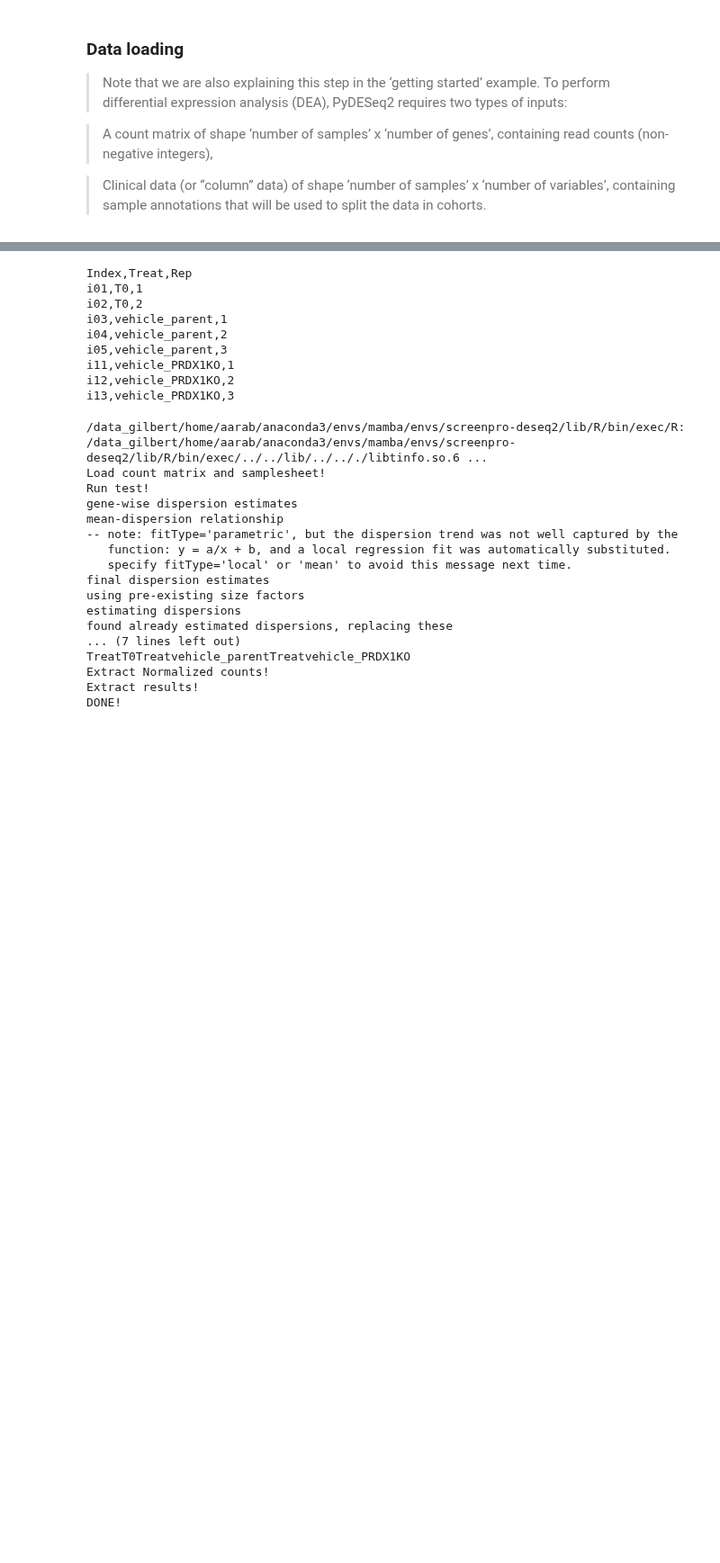
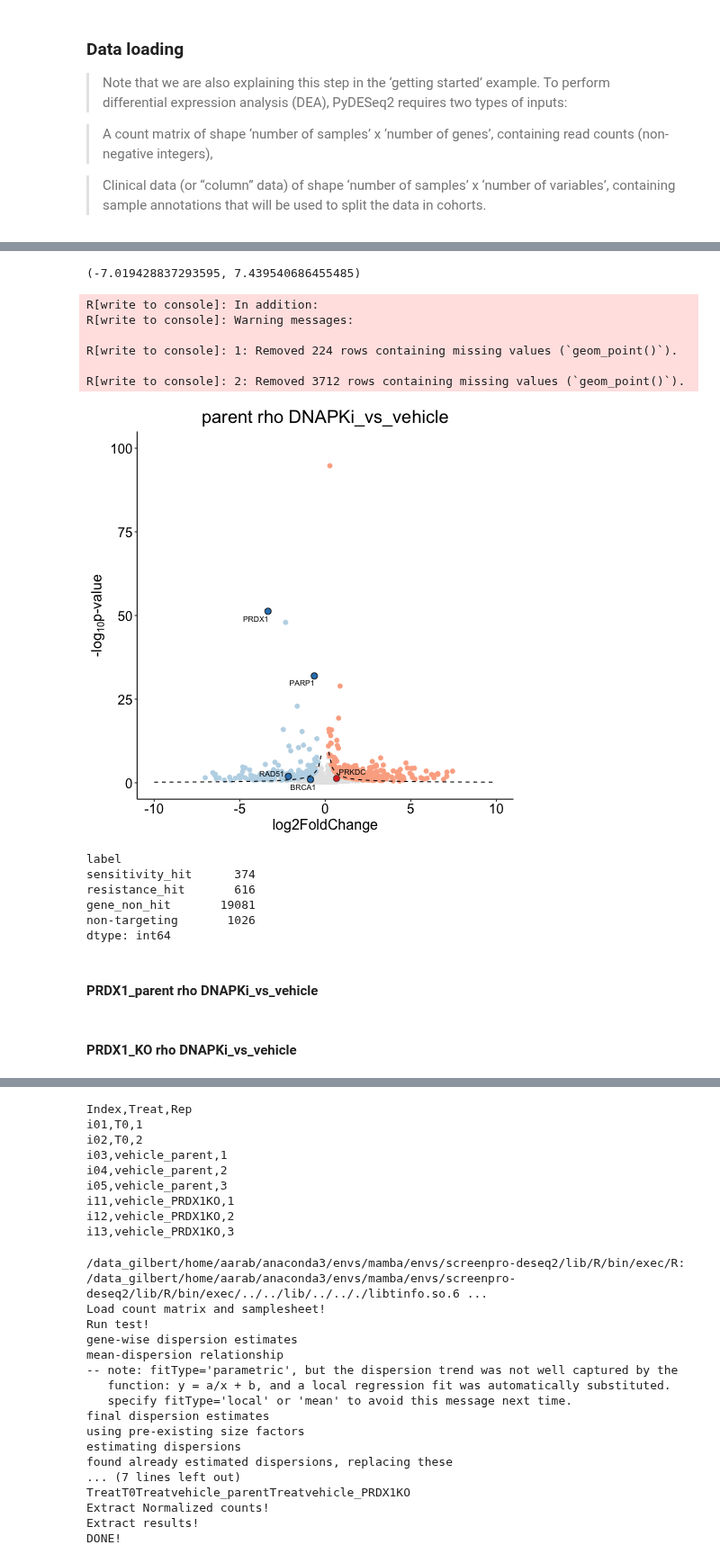
Before and after one commit to abearab/DDRi-screens, a Jupyter notebook: CRISPRi-PRDX1-screens/2_phenotype_scores_using_deseq.ipynb, the cells around one changed output, grey strips where cells are left out. Shown at 90% size. Drawn from its saved outputs; the diff is of its cells as text; code cells hidden in the pictures; blank space fills up the shorter version.

```diff
--- a/CRISPRi-PRDX1-screens/2_phenotype_scores.ipynb
+++ b/CRISPRi-PRDX1-screens/2_phenotype_scores_using_deseq.ipynb
@@ -85,0 +88,2 @@ Log2 fold change & Wald test p-value: condition DNAPKi vs T0
+# %%
+rho   = DeseqStats(dds, n_cpus=8,contrast=['condition','DNAPKi','vehicle'])
@@ -107,3 +101,5 @@ Shrunk Log2 fold change & Wald test p-value: condition vehicle vs T0
 gamma_df = pd.concat([target_df,gamma.results_df.loc[target_df.index,]],axis=1)
 # %%
 tau_df = pd.concat([target_df,tau.results_df.loc[target_df.index,]],axis=1)
+# %%
+rho_df = pd.concat([target_df,rho.results_df.loc[target_df.index,]],axis=1)
@@ -109,0 +119,2 @@ tau_df = pd.concat([target_df,tau.results_df.loc[target_df.index,]],axis=1)
+# %%
+screen_name = 'parent rho DNAPKi_vs_vehicle'
@@ -109,0 +133,48 @@ tau_df = pd.concat([target_df,tau.results_df.loc[target_df.index,]],axis=1)
+# %%
+df = ann_score_df(rho_df[['target','log2FoldChange','pvalue']])
+# %%
+df.score.min(), df.score.max()
+# %% [output]
+(-7.019428837293595, 7.439540686455485)
+# %%
+%%R -i df,screen_name
+
+plot_volcano(df, xlim_l=-10,xlim_r=10, ylim=100,threshold=10) %>%
+    label_resistance_hit(df %>% filter(gene %in% c(
+        "PRKDC"
+    ))) -> p
+
+p %>% label_sensitivity_hit(df %>% filter(gene %in% c(
+        "PRDX1",
+        "RAD51",
+        "PARP1", "BRCA1"
+    ))) +
+    ggtitle(screen_name) +
+    theme(axis.text.x = element_text(size = 15, color = 'black'),
+          axis.text.y = element_text(size = 15, color = 'black'),
+          axis.title.x = element_text(size = 16),
+          axis.title.y = element_text(size = 16),
+          legend.title = element_blank(),
+          plot.title = element_text(size = 20,hjust = 0.5),
+          legend.text = element_text(size = rel(1.5), color = 'black'),
+          legend.position = 'right'
+         )
+# %% [output]
+R[write to console]: In addition:
+R[write to console]: Warning messages:
+
+R[write to console]: 1: Removed 224 rows containing missing values (`geom_point()`).
+
+R[write to console]: 2: Removed 3712 rows containing missing values (`geom_point()`).
+[figure, added]
+# %%
+df.groupby("label").size()
+# %% [output]
+label
+sensitivity_hit      374
+resistance_hit       616
+gene_non_hit       19081
+non-targeting       1026
+dtype: int64
+# %% [markdown]
+#### PRDX1_parent rho DNAPKi_vs_vehicle
@@ -109,0 +183,2 @@ tau_df = pd.concat([target_df,tau.results_df.loc[target_df.index,]],axis=1)
+# %% [markdown]
+#### PRDX1_KO rho DNAPKi_vs_vehicle
```
Also changed, not shown: parts of 68 cells of this notebook, 1 other file.
